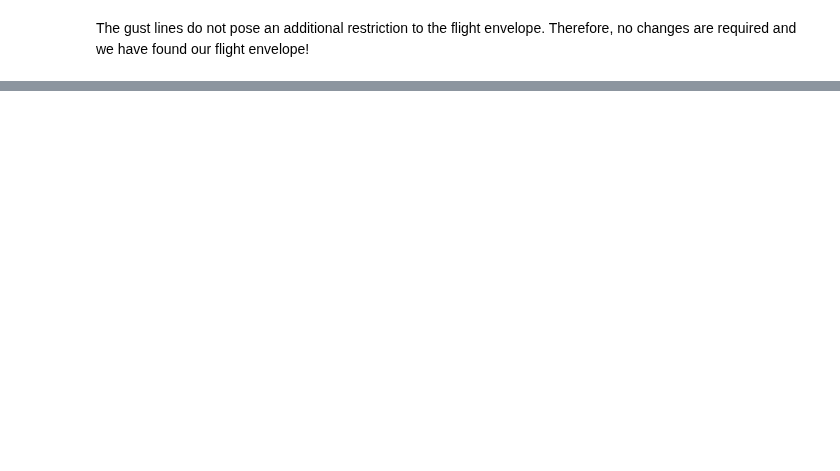
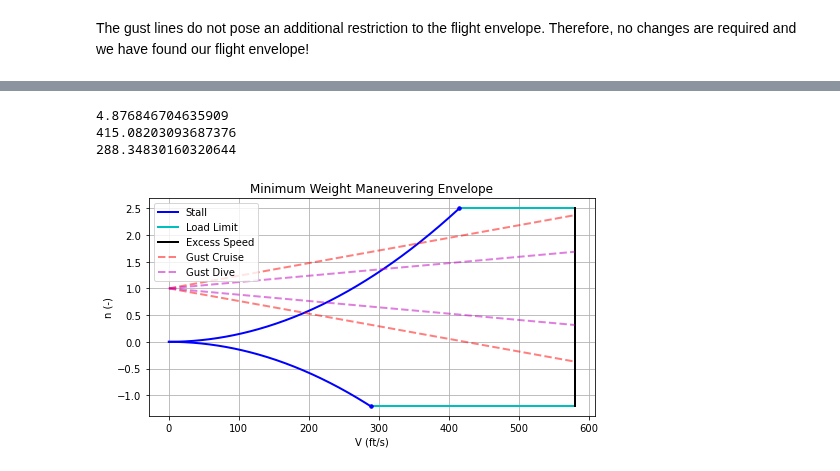
Before and after one commit to jucobee/START, a Jupyter notebook: B3/v-n.ipynb, the cells around one changed output, grey strips where cells are left out. Drawn from its saved outputs; the diff is of its cells as text; code cells hidden in the pictures; blank space fills up the shorter version.

Commit message:
w/ min weight

```diff
--- a/B3/v-n.ipynb
+++ b/B3/v-n.ipynb
@@ -92 +95,75 @@ print("Max Dive Velocity:", maxV, "ft/s")
 Max Dive Velocity: 580.1846875 ft/s
+# %%
+cruiseV = 275 * 1.68781 # knots converted to ft/s
+maxV = 1.25 * cruiseV  # ft/s, the maximum allowable velocity value to plot to
+N = 500     # the number of points in the arrays that are plotted
+
+V = np.linspace(0, maxV, N)
+rho = 10.66e-4 # slug / ft^3
+cl_max = 1.2
+W = 36465.47901931
+S = 826
+ws = W/S
+n_stall = (0.5*rho*(V**2)*cl_max)/ws
+loadConstant = (0.5*rho*cl_max)/ws
+print(n_stall[N-1])
+
+# Positive and Negative Load based on FAR 25 requirements
+pos_limitLoad = np.array([2.5, 2.5])
+neg_limitLoad = np.array([-1.2, -1.2])
+
+# Solve for V in 'n_stall' equation to get the intersect with horizontal lines from above
+pos_intersect_index = int(((np.sqrt(2.5 / loadConstant)) / maxV) * N)
+neg_intersect_index = int(((np.sqrt(1.2 / loadConstant)) / maxV) * N)
+pos_intersect = V[pos_intersect_index]
+print(pos_intersect)
+neg_intersect = V[neg_intersect_index]
+print(neg_intersect)
+pos_limitV = np.array([pos_intersect, maxV])
+neg_limitV = np.array([neg_intersect, maxV])
+# plt.plot(pos_limitV, pos_limitLoad) will plot a horizontal line because each dataset contains two points (x,y)
+
+# Update Velocity and Load arrays to be cutoff after intersection
+V_upper = V[:pos_intersect_index]
+n_stall_upper = n_stall[:pos_intersect_index]
+V_lower = V[:neg_intersect_index]
+n_stall_lower = -n_stall[:neg_intersect_index]
+
+V_gust = np.linspace(0, maxV, N)
+a = 2*np.pi # lift slope
+c = 7.6 # mean chord length of wing
+miu_g = (2*ws)/(rho*a*c*32.2)
+k_g = (0.88*miu_g)/(miu_g + 5.3)
+U_de = 38.857142857142854               # ft/s, gust speed at 25k ft, found with linear interpolation
+cruiseConstant = (rho*a*k_g*U_de)/(2*ws)
+n_gustcruisepos = 1 + cruiseConstant*V_gust
+n_gustcruiseneg = 1 - cruiseConstant*V_gust
+V_dive = np.linspace(0, maxV, N)
+diveConstant = 0.5*cruiseConstant
+n_gustdivepos = 1 + diveConstant*V_dive
+n_gustdiveneg = 1 - diveConstant*V_dive
+
+plt.figure(figsize=(8,4))
+plt.title('Minimum Weight Maneuvering Envelope')
+plt.xlabel("V (ft/s)")
+plt.ylabel("n (-)")
+plt.plot(V_upper, n_stall_upper, label='Stall', linestyle='-', linewidth=2, marker=None, markersize=8, color='b')
+plt.plot(V_lower, n_stall_lower, linestyle='-', linewidth=2, marker=None, markersize=8, color='b')
+plt.plot(pos_limitV, pos_limitLoad, label='Load Limit', linestyle='-', linewidth=2, marker=None, markersize=8, color='c')
+plt.plot(neg_limitV, neg_limitLoad, linestyle='-', linewidth=2, marker=None, markersize=8, color='c')
+plt.scatter(pos_limitV[0], pos_limitLoad[0],s=12, color='b', zorder=2)
+plt.scatter(neg_limitV[0], neg_limitLoad[0],s=12, color='b', zorder=2)
+plt.plot(maxV*np.ones(N),np.linspace(-1.2,2.5,N), label='Excess Speed', linestyle='-', linewidth=2, marker=None, markersize=8, color='k')
+# plt.plot(cruiseV*np.ones(N),np.linspace(-1.2,2.5,N), label='Cruise Speed', linestyle='-', linewidth=2, marker=None, markersize=8, color='g')
+plt.plot(V_gust, n_gustcruisepos, label='Gust Cruise', linestyle='--', linewidth=2, marker=None, markersize=8, color='r', alpha=0.5)
+plt.plot(V_gust, n_gustcruiseneg, linestyle='--', linewidth=2, marker=None, markersize=8, color='r', alpha=0.5)
+plt.plot(V_dive, n_gustdivepos, label='Gust Dive', linestyle='--', linewidth=2, marker=None, markersize=8, color='m', alpha=0.5)
+plt.plot(V_dive, n_gustdiveneg, linestyle='--', linewidth=2, marker=None, markersize=8, color='m', alpha=0.5)
+plt.grid(True)
+plt.legend(loc='best')
+plt.show()
+# %% [output]
+4.876846704635909
+415.08203093687376
+288.34830160320644
+[figure, added]
```
Also changed, not shown: parts of 2 cells of this notebook.
